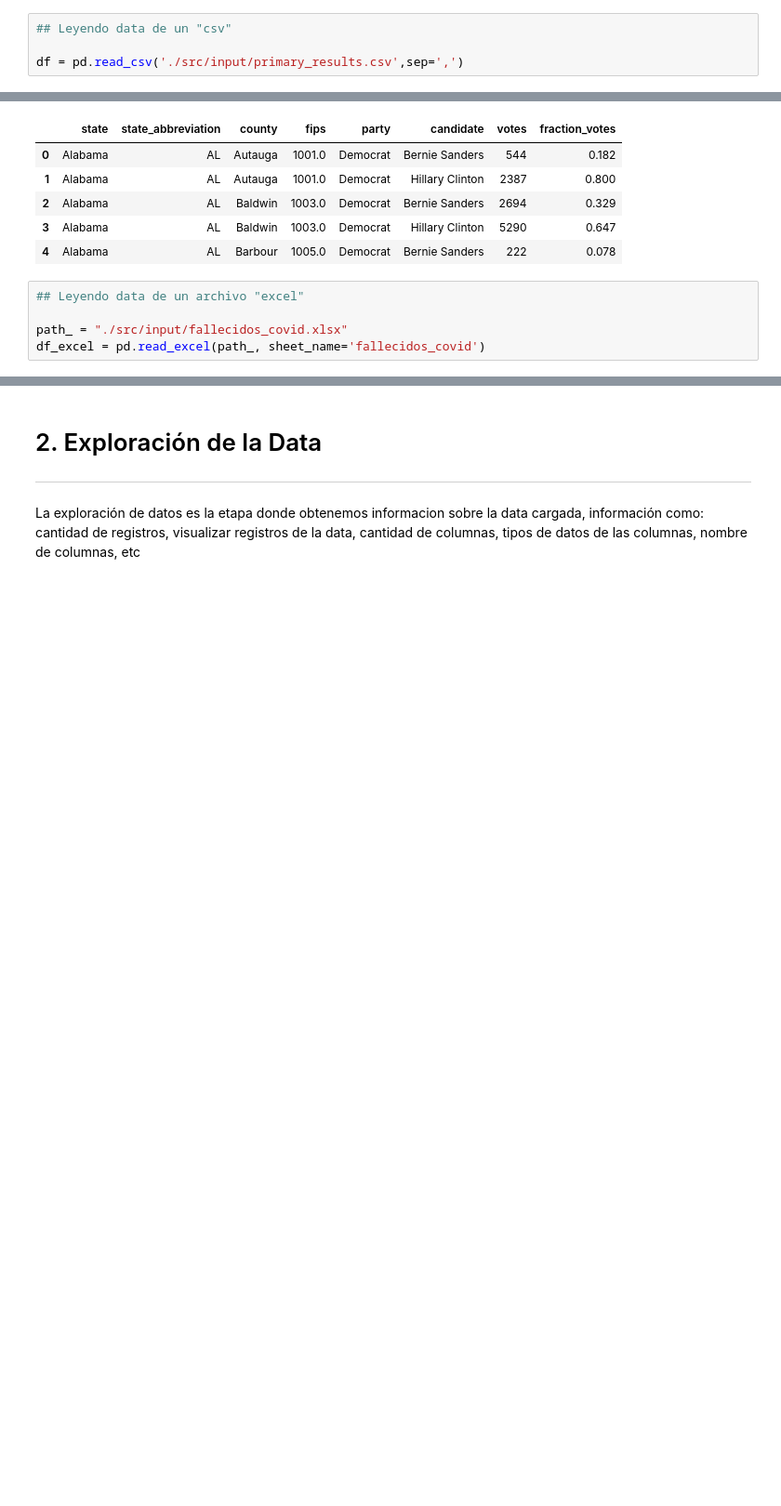
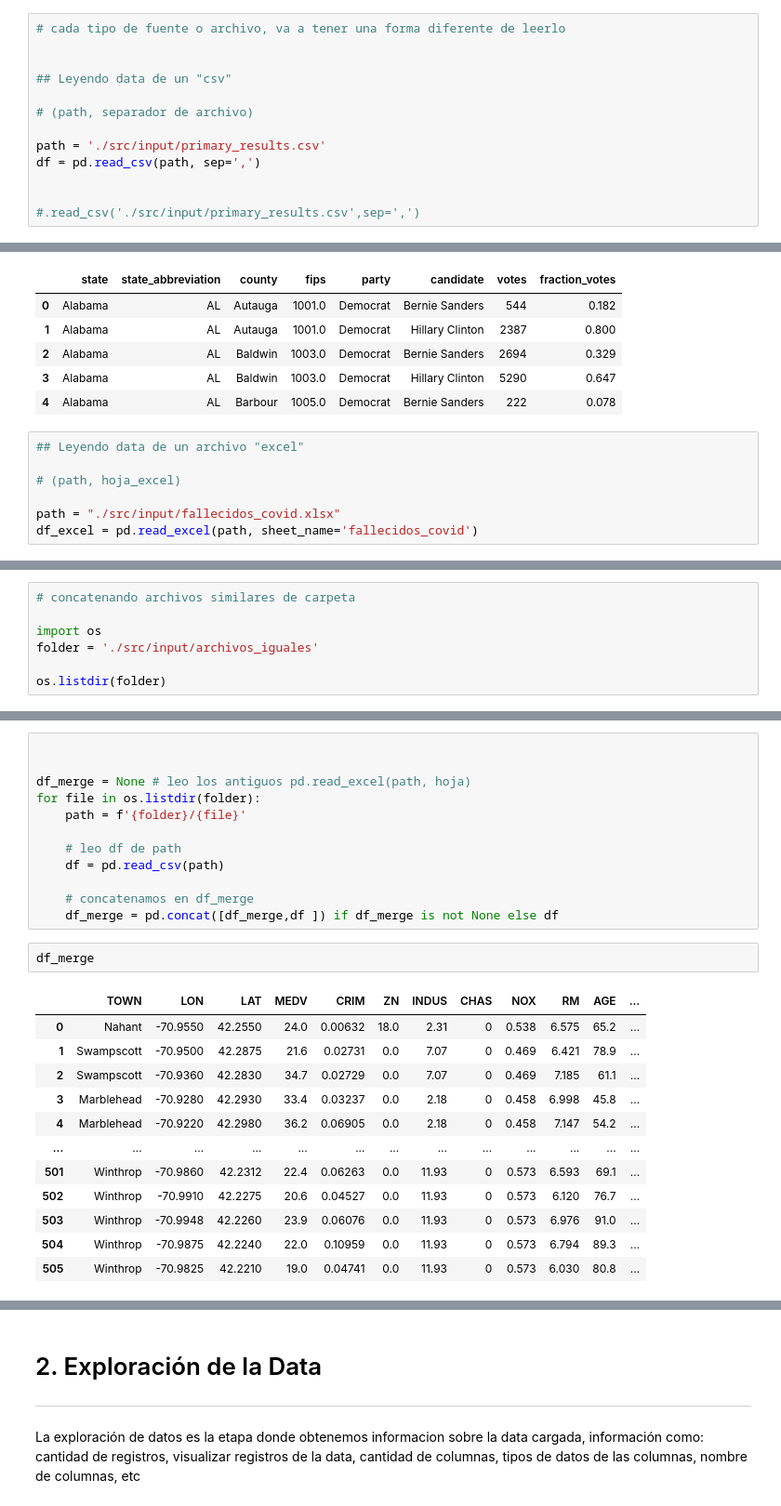
Before and after one commit to Guille020802/PythonFundamentos, a Jupyter notebook: Modulo5/1. Intro a Pandas.ipynb, the cells around one changed output, grey strips where cells are left out. Shown at 93% size. Saved outputs shown, nothing was run; the diff lists cells and outputs as text; blank space fills up the shorter version.

```diff
--- a/Modulo5/1. Intro a Pandas.ipynb
+++ b/Modulo5/1. Intro a Pandas.ipynb
@@ -89,9 +95,18 @@ Pandas soporta múltiples fuentes de información entre los que estan csv , sql,
 
 Para leer un archivo siempre iniciamos con : `pd.read_`
 # %%
+# cada tipo de fuente o archivo, va a tener una forma diferente de leerlo
+
+
 ## Leyendo data de un "csv"
 
-df = pd.read_csv('./src/input/primary_results.csv',sep=',')
+# (path, separador de archivo)
+
+path = './src/input/primary_results.csv'
+df = pd.read_csv(path, sep=',')
+
+
+#.read_csv('./src/input/primary_results.csv',sep=',')
 # %%
 df.head()
 # %% [output]
@@ -104,8 +119,10 @@ df.head()
 # %%
 ## Leyendo data de un archivo "excel"
 
-path_ = "./src/input/fallecidos_covid.xlsx"
-df_excel = pd.read_excel(path_, sheet_name='fallecidos_covid')
+# (path, hoja_excel)
+
+path = "./src/input/fallecidos_covid.xlsx"
+df_excel = pd.read_excel(path, sheet_name='fallecidos_covid')
 # %%
 # head() -> me muestra los 5 primeros registros de mi df
 df_excel.head(2)
@@ -115,0 +137,7 @@ df_excel.head(2)
+# %%
+# concatenando archivos similares de carpeta
+
+import os
+folder = './src/input/archivos_iguales'
+
+os.listdir(folder)
@@ -115,0 +149,27 @@ df_excel.head(2)
+# %%
+
+
+df_merge = None # leo los antiguos pd.read_excel(path, hoja)
+for file in os.listdir(folder):
+    path = f'{folder}/{file}'
+
+    # leo df de path
+    df = pd.read_csv(path)
+
+    # concatenamos en df_merge
+    df_merge = pd.concat([df_merge,df ]) if df_merge is not None else df
+# %%
+df_merge
+# %% [output]
+|  | TOWN | LON | LAT | MEDV | CRIM | ZN | INDUS | CHAS | NOX | RM | AGE | ... |
+| 0 | Nahant | -70.9550 | 42.2550 | 24.0 | 0.00632 | 18.0 | 2.31 | 0 | 0.538 | 6.575 | 65.2 | ... |
+| 1 | Swampscott | -70.9500 | 42.2875 | 21.6 | 0.02731 | 0.0 | 7.07 | 0 | 0.469 | 6.421 | 78.9 | ... |
+| 2 | Swampscott | -70.9360 | 42.2830 | 34.7 | 0.02729 | 0.0 | 7.07 | 0 | 0.469 | 7.185 | 61.1 | ... |
+| 3 | Marblehead | -70.9280 | 42.2930 | 33.4 | 0.03237 | 0.0 | 2.18 | 0 | 0.458 | 6.998 | 45.8 | ... |
+| 4 | Marblehead | -70.9220 | 42.2980 | 36.2 | 0.06905 | 0.0 | 2.18 | 0 | 0.458 | 7.147 | 54.2 | ... |
+| ... | ... | ... | ... | ... | ... | ... | ... | ... | ... | ... | ... | ... |
+| 501 | Winthrop | -70.9860 | 42.2312 | 22.4 | 0.06263 | 0.0 | 11.93 | 0 | 0.573 | 6.593 | 69.1 | ... |
+| 502 | Winthrop | -70.9910 | 42.2275 | 20.6 | 0.04527 | 0.0 | 11.93 | 0 | 0.573 | 6.120 | 76.7 | ... |
+| 503 | Winthrop | -70.9948 | 42.2260 | 23.9 | 0.06076 | 0.0 | 11.93 | 0 | 0.573 | 6.976 | 91.0 | ... |
+| 504 | Winthrop | -70.9875 | 42.2240 | 22.0 | 0.10959 | 0.0 | 11.93 | 0 | 0.573 | 6.794 | 89.3 | ... |
+| 505 | Winthrop | -70.9825 | 42.2210 | 19.0 | 0.04741 | 0.0 | 11.93 | 0 | 0.573 | 6.030 | 80.8 | ... |
```
Also changed, not shown: parts of 31 cells of this notebook, 48 other files.
